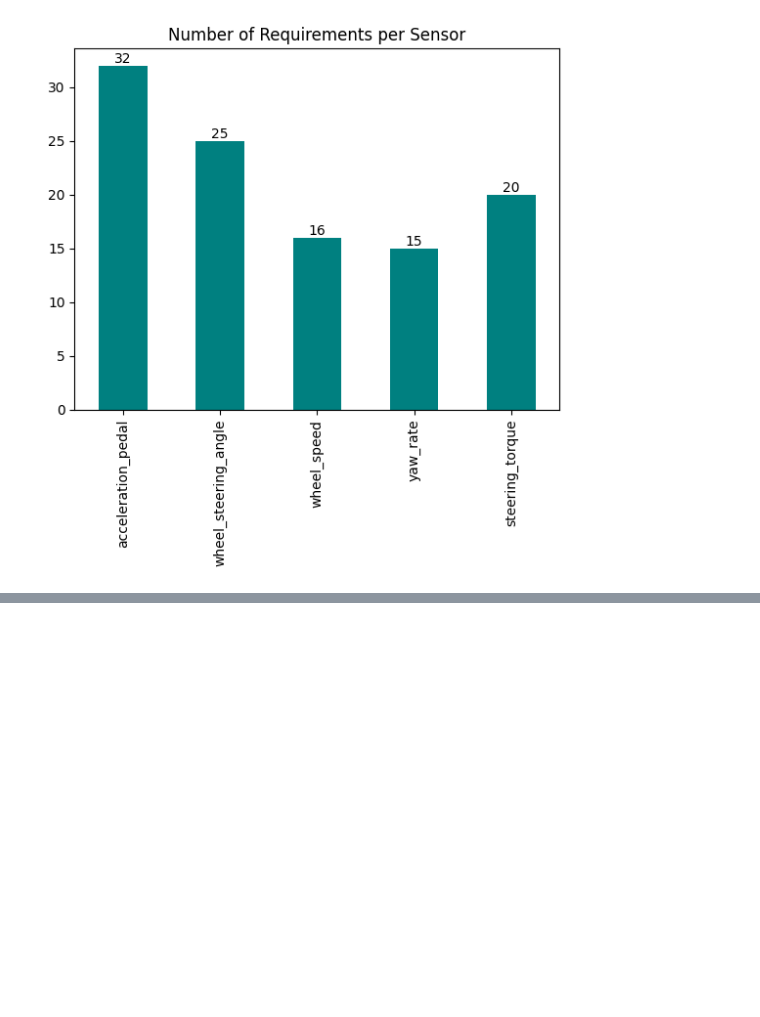
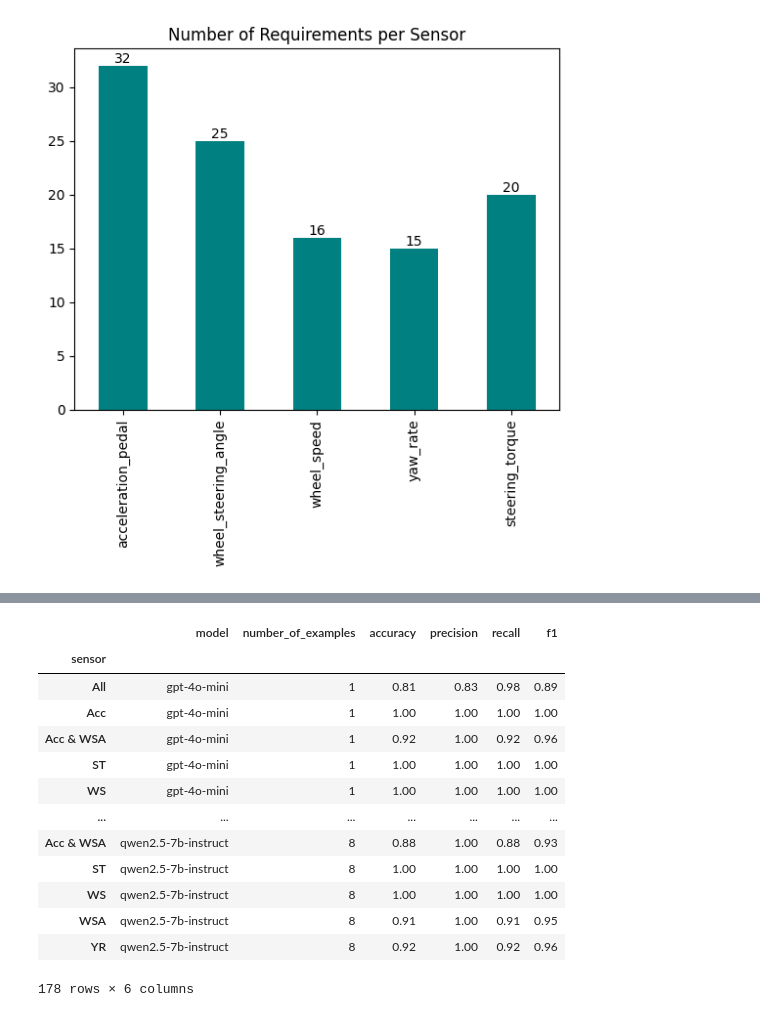
Before and after one commit to ahmadhatahet/hil-fault-test-gen, a Jupyter notebook: results_analysis_single.ipynb, the cells around one changed output, grey strips where cells are left out. Saved outputs shown, nothing was run; the diff lists cells and outputs as text; code cells hidden in the pictures; blank space fills up the shorter version.

```diff
--- a/results_analysis_single.ipynb
+++ b/results_analysis_single.ipynb
@@ -263,0 +114,30 @@ metrics_n_sensor_llm
+# %%
+def replace_and_join(values, labels):
+    return " & ".join([labels.get(value) for value in values])
+
+
+responses_df["pred_target_sensor_str"] = responses_df["pred_target_sensor"].apply(
+    lambda x: replace_and_join(x, labels)
+)
+responses_df["true_target_sensor_str"] = responses_df["true_target_sensor"].apply(
+    lambda x: replace_and_join(x, labels)
+)
+# %%
+scores_df = calc_scores(responses_df)
+
+scores_df
+# %% [output]
+|  | model | number_of_examples | accuracy | precision | recall | f1 |
+| sensor |  |  |  |  |  |  |
+| All | gpt-4o-mini | 1 | 0.81 | 0.83 | 0.98 | 0.89 |
+| Acc | gpt-4o-mini | 1 | 1.00 | 1.00 | 1.00 | 1.00 |
+| Acc & WSA | gpt-4o-mini | 1 | 0.92 | 1.00 | 0.92 | 0.96 |
+| ST | gpt-4o-mini | 1 | 1.00 | 1.00 | 1.00 | 1.00 |
+| WS | gpt-4o-mini | 1 | 1.00 | 1.00 | 1.00 | 1.00 |
+| ... | ... | ... | ... | ... | ... | ... |
+| Acc & WSA | qwen2.5-7b-instruct | 8 | 0.88 | 1.00 | 0.88 | 0.93 |
+| ST | qwen2.5-7b-instruct | 8 | 1.00 | 1.00 | 1.00 | 1.00 |
+| WS | qwen2.5-7b-instruct | 8 | 1.00 | 1.00 | 1.00 | 1.00 |
+| WSA | qwen2.5-7b-instruct | 8 | 0.91 | 1.00 | 0.91 | 0.95 |
+| YR | qwen2.5-7b-instruct | 8 | 0.92 | 1.00 | 0.92 | 0.96 |
+178 rows × 6 columns
```
Also changed, not shown: parts of 27 cells of this notebook.
